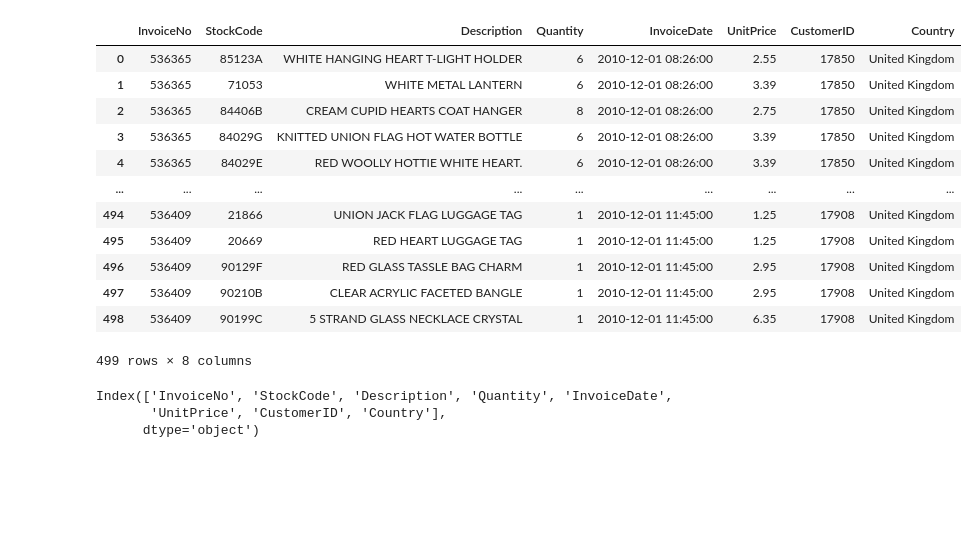
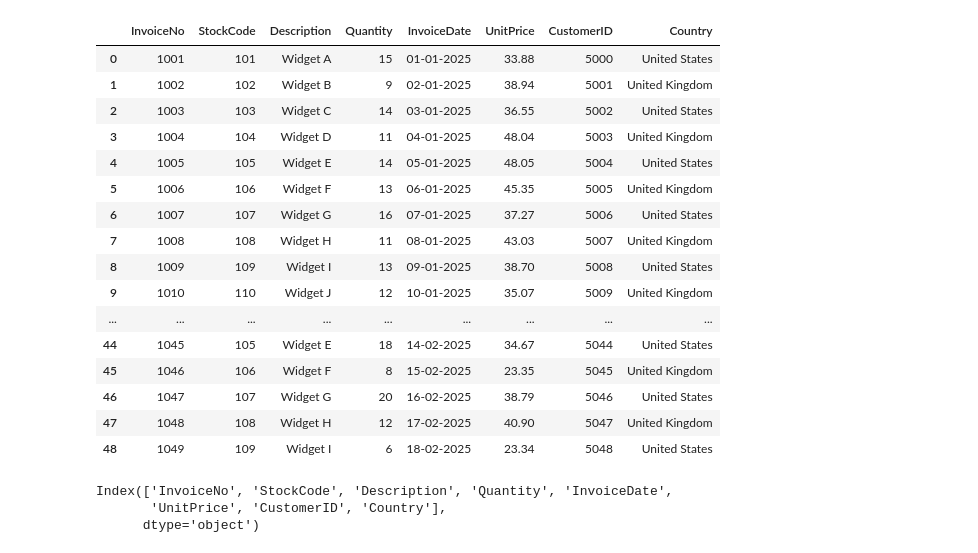
Before and after one commit to chinmay-334/EDA-and-forecasting-of-the-Retail-data, a Jupyter notebook: Exploratory data analysis of the online retail.ipynb, the cells around one changed output. Drawn from its saved outputs; the diff is of its cells as text; code cells hidden in the pictures; blank space fills up the shorter version.

```diff
--- a/Exploratory data analysis of the online retail.ipynb
+++ b/Exploratory data analysis of the online retail.ipynb
@@ -1,23 +1,27 @@
 # %%
 import pandas as pd
 
-df=pd.read_excel("C:/Users/ASUS/Downloads/CO2WZWHLQ3GpXlr5Rkeq4w_6bb40d853b58401ebd85f554991bc2f1_online_retail/Online Retail.xlsx")
+df=pd.read_csv("C:/Users/ASUS/Downloads/CO2WZWHLQ3GpXlr5Rkeq4w_6bb40d853b58401ebd85f554991bc2f1_online_retail/non_stationary_sales_data.csv")
 
 df
 # %% [output]
 |  | InvoiceNo | StockCode | Description | Quantity | InvoiceDate | UnitPrice | CustomerID | Country |
-| 0 | 536365 | 85123A | WHITE HANGING HEART T-LIGHT HOLDER | 6 | 2010-12-01 08:26:00 | 2.55 | 17850 | United Kingdom |
-| 1 | 536365 | 71053 | WHITE METAL LANTERN | 6 | 2010-12-01 08:26:00 | 3.39 | 17850 | United Kingdom |
-| 2 | 536365 | 84406B | CREAM CUPID HEARTS COAT HANGER | 8 | 2010-12-01 08:26:00 | 2.75 | 17850 | United Kingdom |
-| 3 | 536365 | 84029G | KNITTED UNION FLAG HOT WATER BOTTLE | 6 | 2010-12-01 08:26:00 | 3.39 | 17850 | United Kingdom |
-| 4 | 536365 | 84029E | RED WOOLLY HOTTIE WHITE HEART. | 6 | 2010-12-01 08:26:00 | 3.39 | 17850 | United Kingdom |
+| 0 | 1001 | 101 | Widget A | 15 | 01-01-2025 | 33.88 | 5000 | United States |
+| 1 | 1002 | 102 | Widget B | 9 | 02-01-2025 | 38.94 | 5001 | United Kingdom |
+| 2 | 1003 | 103 | Widget C | 14 | 03-01-2025 | 36.55 | 5002 | United States |
+| 3 | 1004 | 104 | Widget D | 11 | 04-01-2025 | 48.04 | 5003 | United Kingdom |
+| 4 | 1005 | 105 | Widget E | 14 | 05-01-2025 | 48.05 | 5004 | United States |
+| 5 | 1006 | 106 | Widget F | 13 | 06-01-2025 | 45.35 | 5005 | United Kingdom |
+| 6 | 1007 | 107 | Widget G | 16 | 07-01-2025 | 37.27 | 5006 | United States |
+| 7 | 1008 | 108 | Widget H | 11 | 08-01-2025 | 43.03 | 5007 | United Kingdom |
+| 8 | 1009 | 109 | Widget I | 13 | 09-01-2025 | 38.70 | 5008 | United States |
+| 9 | 1010 | 110 | Widget J | 12 | 10-01-2025 | 35.07 | 5009 | United Kingdom |
 | ... | ... | ... | ... | ... | ... | ... | ... | ... |
-| 494 | 536409 | 21866 | UNION JACK FLAG LUGGAGE TAG | 1 | 2010-12-01 11:45:00 | 1.25 | 17908 | United Kingdom |
-| 495 | 536409 | 20669 | RED HEART LUGGAGE TAG | 1 | 2010-12-01 11:45:00 | 1.25 | 17908 | United Kingdom |
-| 496 | 536409 | 90129F | RED GLASS TASSLE BAG CHARM | 1 | 2010-12-01 11:45:00 | 2.95 | 17908 | United Kingdom |
-| 497 | 536409 | 90210B | CLEAR ACRYLIC FACETED BANGLE | 1 | 2010-12-01 11:45:00 | 2.95 | 17908 | United Kingdom |
-| 498 | 536409 | 90199C | 5 STRAND GLASS NECKLACE CRYSTAL | 1 | 2010-12-01 11:45:00 | 6.35 | 17908 | United Kingdom |
+| 44 | 1045 | 105 | Widget E | 18 | 14-02-2025 | 34.67 | 5044 | United States |
+| 45 | 1046 | 106 | Widget F | 8 | 15-02-2025 | 23.35 | 5045 | United Kingdom |
+| 46 | 1047 | 107 | Widget G | 20 | 16-02-2025 | 38.79 | 5046 | United States |
+| 47 | 1048 | 108 | Widget H | 12 | 17-02-2025 | 40.90 | 5047 | United Kingdom |
+| 48 | 1049 | 109 | Widget I | 6 | 18-02-2025 | 23.34 | 5048 | United States |
-499 rows × 8 columns
 # %%
 #Removing leading and trailing spaces
 x = df.columns
```
Also changed, not shown: parts of 16 cells of this notebook.
